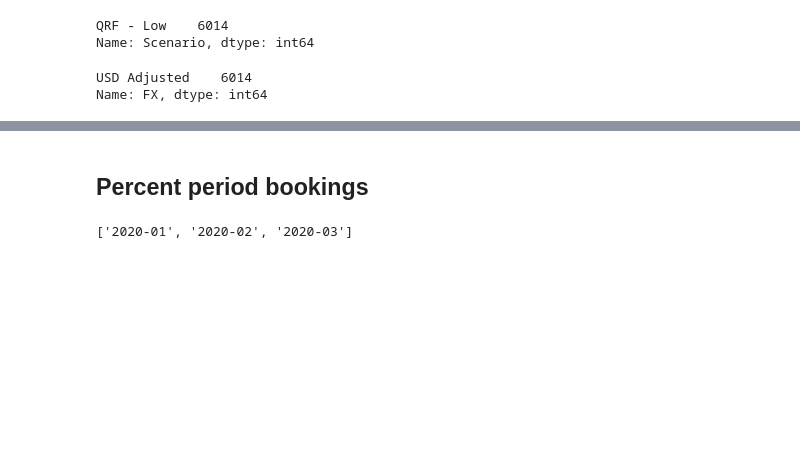
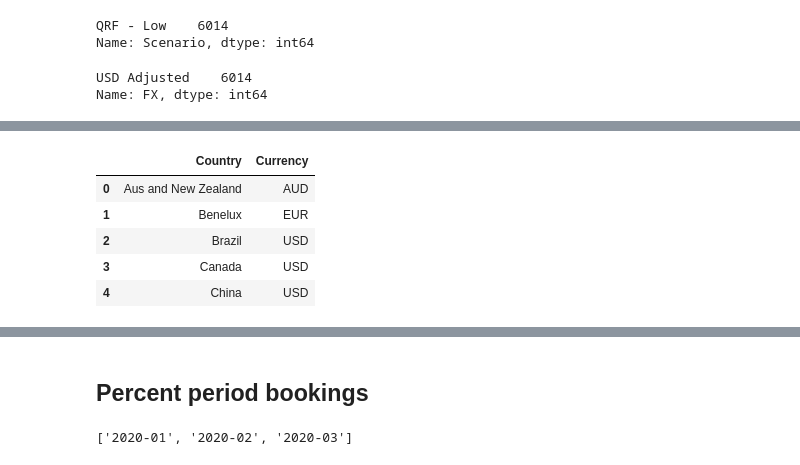
Before and after one commit to davidjsmith44/Deferred_Revenue_Forecast, a Jupyter notebook: notebooks/deferred_new_2020_scratch.ipynb, the cells around one changed output, grey strips where cells are left out. Saved outputs shown, nothing was run; the diff lists cells and outputs as text; code cells hidden in the pictures; blank space fills up the shorter version.

```diff
--- a/notebooks/deferred_new_2020_scratch.ipynb
+++ b/notebooks/deferred_new_2020_scratch.ipynb
@@ -1364,3 +1364,12 @@ df_bookings.rename(index=str, columns = {'EBU': 'BU',
                                         'Market Area': 'country',
                                         'Bookings Type': 'booking_type',
                                         'value': 'US_amount'}, inplace =True)
+# %%
+df_curr_map.head(5)
+# %% [output]
+|  | Country | Currency |
+| 0 | Aus and New Zealand | AUD |
+| 1 | Benelux | EUR |
+| 2 | Brazil | USD |
+| 3 | Canada | USD |
+| 4 | China | USD |
```
Also changed, not shown: parts of 10 cells of this notebook.
